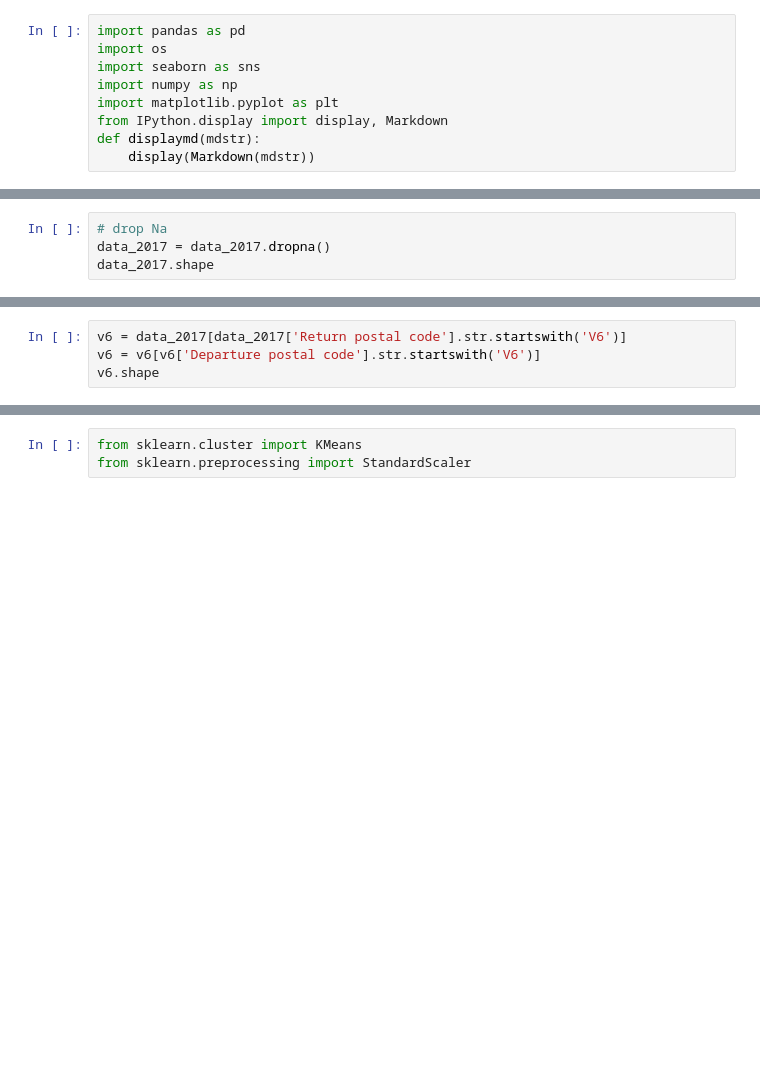
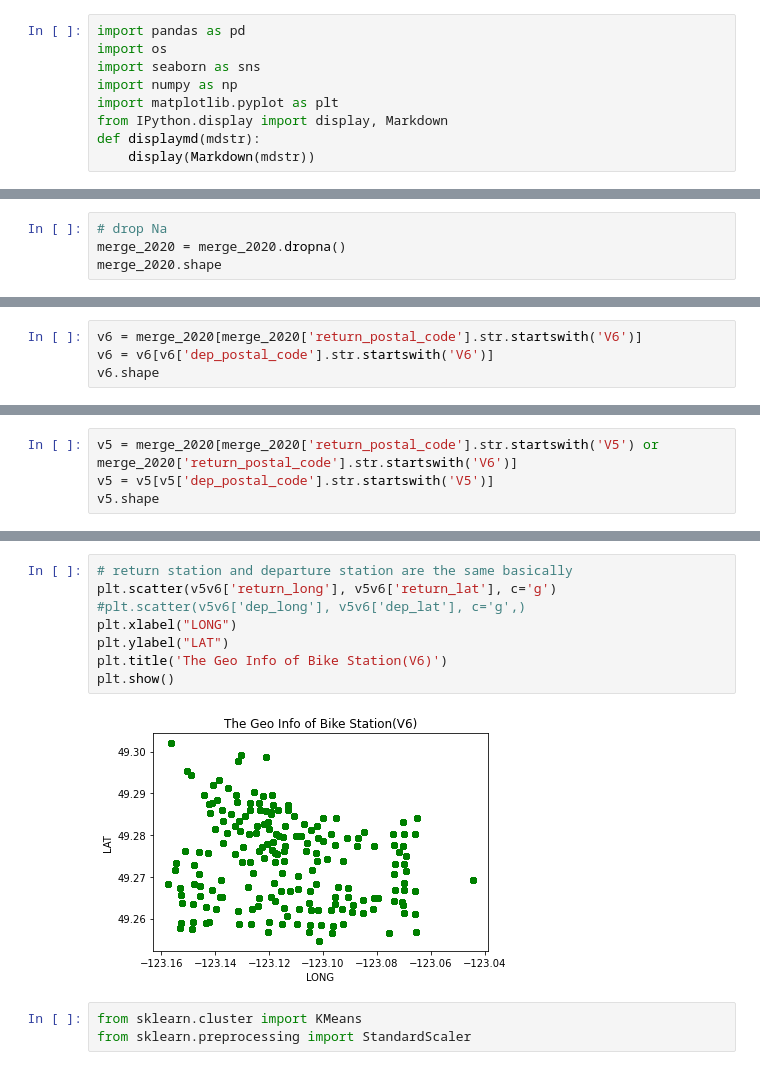
Before and after one commit to jefwang9/733_Final_Project, a Jupyter notebook: src/kmeans.ipynb, the cells around one changed output, grey strips where cells are left out. Drawn from its saved outputs; the diff is of its cells as text; blank space fills up the shorter version.

```diff
--- a/src/kmeans.ipynb
+++ b/src/kmeans.ipynb
@@ -101,6 +92,6 @@ Return long                       345
 dtype: int64
 # %%
 # drop Na
-data_2017 = data_2017.dropna()
-data_2017.shape
+merge_2020 = merge_2020.dropna()
+merge_2020.shape
 # %% [output]
@@ -123,5 +99,5 @@ Name: Return long, Length: 132, dtype: int64
 # %%
-v6 = data_2017[data_2017['Return postal code'].str.startswith('V6')]
-v6 = v6[v6['Departure postal code'].str.startswith('V6')]
+v6 = merge_2020[merge_2020['return_postal_code'].str.startswith('V6')]
+v6 = v6[v6['dep_postal_code'].str.startswith('V6')]
 v6.shape
 # %% [output]
@@ -157,0 +125,4 @@ plt.show()
+# %%
+v5 = merge_2020[merge_2020['return_postal_code'].str.startswith('V5') or merge_2020['return_postal_code'].str.startswith('V6')]
+v5 = v5[v5['dep_postal_code'].str.startswith('V5')]
+v5.shape
@@ -158,3 +156,13 @@ plt.show()
+# %%
+# return station and departure station are the same basically
+plt.scatter(v5v6['return_long'], v5v6['return_lat'], c='g')
+#plt.scatter(v5v6['dep_long'], v5v6['dep_lat'], c='g',)
+plt.xlabel("LONG")
+plt.ylabel("LAT")
+plt.title('The Geo Info of Bike Station(V6)')
+plt.show()
+# %% [output]
+[figure, added]
 # %%
 from sklearn.cluster import KMeans
 from sklearn.preprocessing import StandardScaler
```
Also changed, not shown: parts of 34 cells of this notebook.
